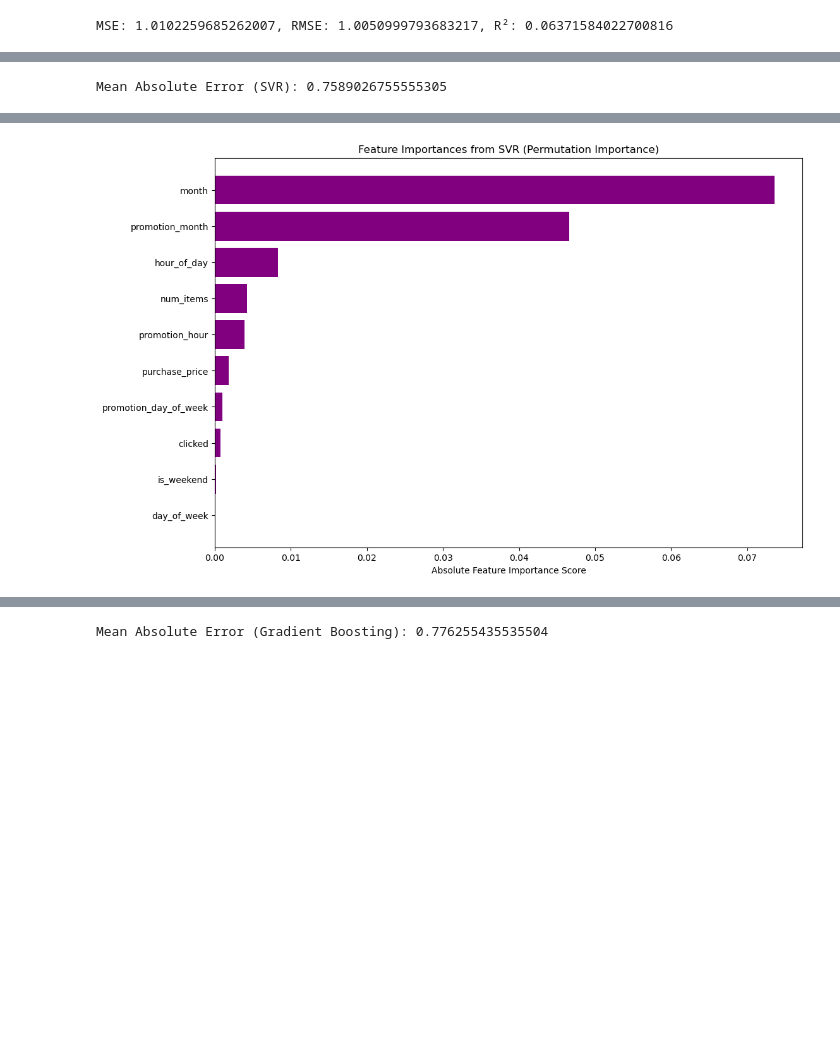
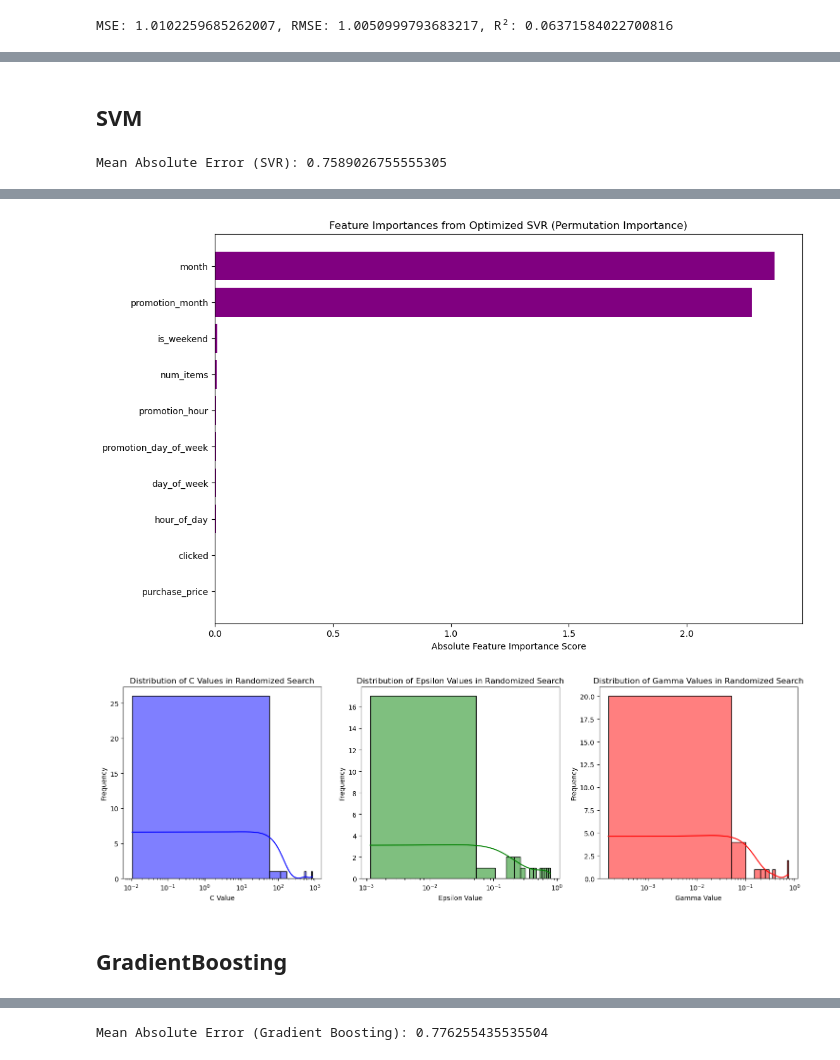
Before and after one commit to MingzengQin/Intership, a Jupyter notebook: HourTarget.ipynb, the cells around one changed output, grey strips where cells are left out. Saved outputs shown, nothing was run; the diff lists cells and outputs as text; code cells hidden in the pictures; blank space fills up the shorter version.

```diff
--- a/HourTarget.ipynb
+++ b/HourTarget.ipynb
@@ -372,3 +409,5 @@ Feature Importances (Random Forest Regressor):
+# %% [markdown]
+## SVM
 # %%
 from sklearn.svm import SVR
 from sklearn.metrics import mean_absolute_error
@@ -388,8 +427,39 @@ print(f'Mean Absolute Error (SVR): {mae_svr}')
 # %% [output]
 Mean Absolute Error (SVR): 0.7589026755555305
 # %%
-# Compute Feature Importance using Permutation Importance
-perm_importance = permutation_importance(svr_model, x_val, y_val, scoring='neg_mean_absolute_error', n_repeats=10, random_state=42)
+from scipy.stats import loguniform
+
+# Define SVR and parameter grid (Expanded Search Range)
+param_dist = {
+    'C': loguniform(0.01, 1000),  # Wide range of C (0.01 to 1000)
+    'epsilon': loguniform(0.001, 1),  # Expanded epsilon range
+    'gamma': loguniform(0.0001, 1)  # Gamma expanded from 0.0001 to 1
+}
+
+# Randomized Search with 5-fold CV
+svr = SVR(kernel='rbf')
+random_search = RandomizedSearchCV(svr, param_distributions=param_dist,
+                                   n_iter=30,  # More iterations for better search
+                                   cv=5, scoring='neg_mean_absolute_error',
+                                   n_jobs=-1, verbose=2, random_state=42)
+
+random_search.fit(x_train, y_train)
+
+# Best parameters and model
+best_svr = random_search.best_estimator_
+print(f"Best parameters: {random_search.best_params_}")
+
+# Prediction
+y_pred_svr = best_svr.predict(x_val)
+
+# Model Evaluation
+optimized_mae_svr = mean_absolute_error(y_val, y_pred_svr)
+print(f'Mean Absolute Error (Optimized SVR): {optimized_mae_svr}')
+optimized_mse_svr = mean_squared_error(y_val, y_pred_svr)
+optimized_rmse_svr = np.sqrt(optimized_mse_svr)
+optimized_r2_svr = r2_score(y_val, y_pred_svr)
+# Permutation Importance
+perm_importance = permutation_importance(best_svr, x_val, y_val, scoring='neg_mean_absolute_error', n_repeats=10, random_state=42)
 feature_importances = np.abs(perm_importance.importances_mean)  # Taking absolute values
 features = x_train.columns
 
@@ -408,6 +478,40 @@ plt.figure(figsize=(12, 8))
 plt.barh(importance_df['Feature'], importance_df['Importance'], color='purple')
 plt.gca().invert_yaxis()
 plt.xlabel('Absolute Feature Importance Score')
-plt.title('Feature Importances from SVR (Permutation Importance)')
+plt.title('Feature Importances from Optimized SVR (Permutation Importance)')
 plt.show()
+
+# Visualization of Search Space
+searched_C = random_search.cv_results_['param_C'].data
+searched_epsilon = random_search.cv_results_['param_epsilon'].data
+searched_gamma = random_search.cv_results_['param_gamma'].data
+
+plt.figure(figsize=(15, 5))
+
+# Plot C values
+plt.subplot(1, 3, 1)
+sns.histplot(searched_C, bins=15, kde=True, color='blue')
+plt.xlabel('C Value')
+plt.ylabel('Frequency')
+plt.title('Distribution of C Values in Randomized Search')
+plt.xscale('log')  # Log scale for better visibility
+
+# Plot Epsilon values
+plt.subplot(1, 3, 2)
+sns.histplot(searched_epsilon, bins=15, kde=True, color='green')
+plt.xlabel('Epsilon Value')
+plt.ylabel('Frequency')
+plt.title('Distribution of Epsilon Values in Randomized Search')
+plt.xscale('log')
+
+# Plot Gamma values
+plt.subplot(1, 3, 3)
+sns.histplot(searched_gamma, bins=15, kde=True, color='red')
+plt.xlabel('Gamma Value')
+plt.ylabel('Frequency')
+plt.title('Distribution of Gamma Values in Randomized Search')
+plt.xscale('log')
+
+plt.tight_layout()
+plt.show()
 # %% [output]
@@ -426,4 +534,7 @@ Feature Importances (SVR - Permutation Importance):
-[figure, old version]
+[figure, new version]
+[figure, added]
+# %% [markdown]
+## GradientBoosting
 # %%
 from sklearn.metrics import mean_squared_error, r2_score
 
```
Also changed, not shown: parts of 15 cells of this notebook, 1 other file.
